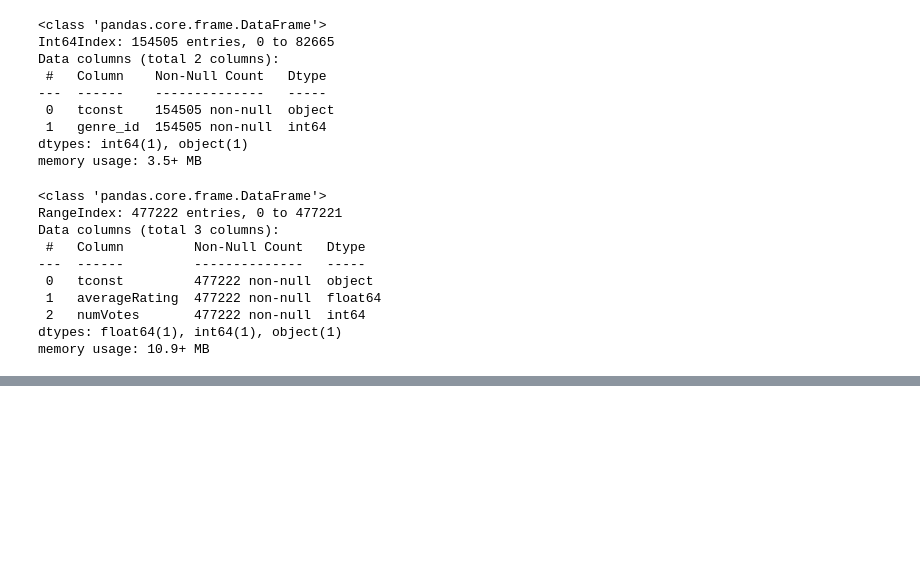
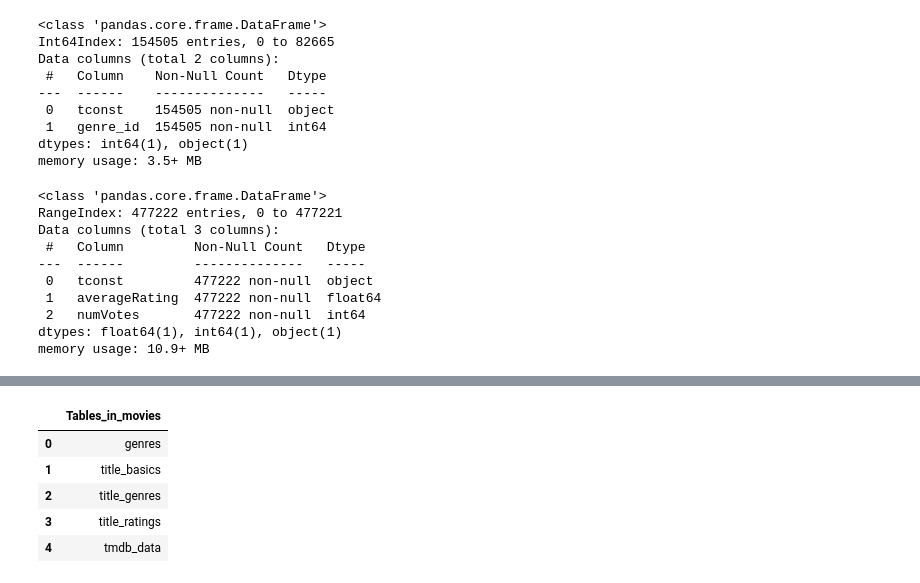
Before and after one commit to pingli10/project-3-part-2, a Jupyter notebook: Project 3 - Part 4(Core).ipynb, the cells around one changed output, grey strips where cells are left out. Drawn from its saved outputs; the diff is of its cells as text; code cells hidden in the pictures; blank space fills up the shorter version.

```diff
--- a/Project 3 - Part 3 (Core).ipynb
+++ b/Project 3 - Part 4(Core).ipynb
@@ -206,3 +214,8 @@ Data columns (total 3 columns):
  2   numVotes       477222 non-null  int64
 dtypes: float64(1), int64(1), object(1)
 memory usage: 10.9+ MB
+# %%
+## loading my sql credentials
+with open('/Users/pinl/.secret/mysql.json') as f:
+    login = json.load(f)
+login.keys()
@@ -209,12 +224,6 @@ memory usage: 10.9+ MB
 # %%
-from sqlalchemy import create_engine
 # create sqlite engine
-#engine = create_engine('sqlite:///movie.db', echo=True)
-# create connection to engine
-#conn = engine.connect()
-# Save to sql with dtype and index=False
-db_final.to_sql('title_basics',engine,dtype=df_schema,if_exists='replace',index=False)
-df_rating.to_sql('title_ratings',engine,dtype=df_rating_schema,if_exists='replace',index=False)
-title_genres.to_sql('title_genres',engine,dtype=title_genres_schema,if_exists='replace',index=False)
-genre_lookup.set_index('Genre_ID').to_sql('genres',engine,if_exists='replace',index=True)
-df.to_sql('tmdb_data',engine,index=True)
+## creating connection to database with sqlalchemy
+from urllib.parse import quote_plus as urlquote
+connection = f"mysql+pymysql://{login['username']}:{urlquote(login['password'])}@localhost/movies"
+engine = create_engine(connection)
@@ -248,0 +252,11 @@ OperationalError: (sqlite3.OperationalError) near "PRIMARY": syntax error
+# %%
+## checking if tables created
+q = '''SHOW TABLES;'''
+pd.read_sql(q,engine)
+# %% [output]
+|  | Tables_in_movies |
+| 0 | genres |
+| 1 | title_basics |
+| 2 | title_genres |
+| 3 | title_ratings |
+| 4 | tmdb_data |
```
Also changed, not shown: parts of 9 cells of this notebook, 1 other file.
